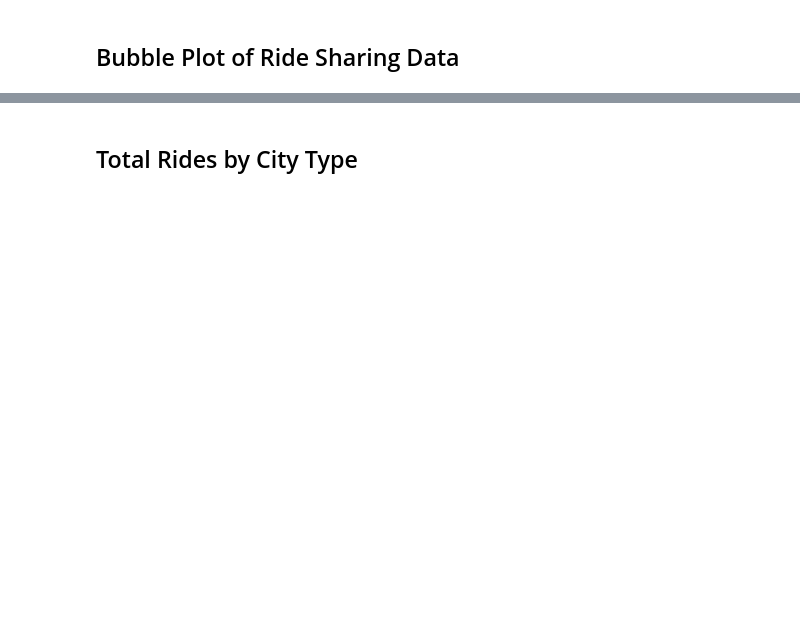
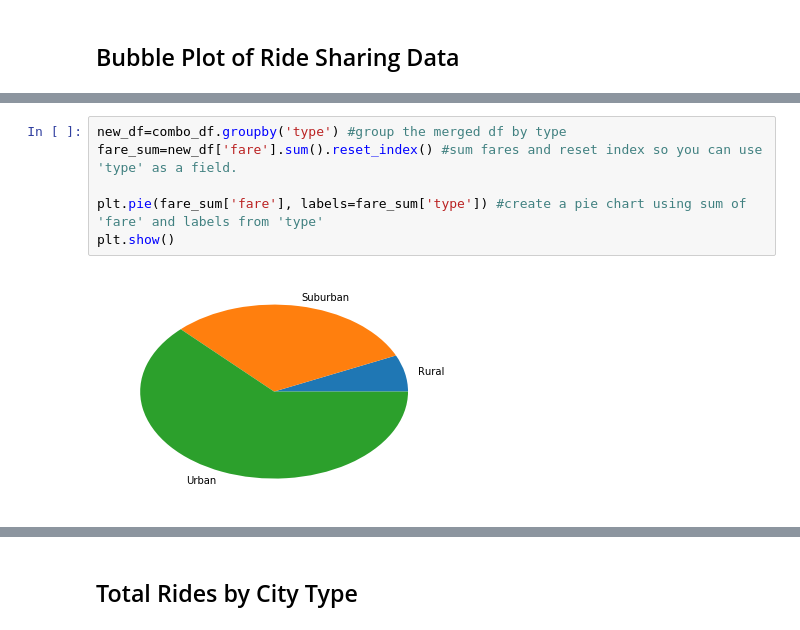
Before and after one commit to warnerm06/Pyber, a Jupyter notebook: pyber_solved_MEW.ipynb, the cells around one changed output, grey strips where cells are left out. Saved outputs shown, nothing was run; the diff lists cells and outputs as text; blank space fills up the shorter version.

```diff
--- a/pyber_solved_MEW.ipynb
+++ b/pyber_solved_MEW.ipynb
@@ -92,0 +158,8 @@ plt.show()
+# %%
+new_df=combo_df.groupby('type') #group the merged df by type
+fare_sum=new_df['fare'].sum().reset_index() #sum fares and reset index so you can use 'type' as a field.
+
+plt.pie(fare_sum['fare'], labels=fare_sum['type']) #create a pie chart using sum of 'fare' and labels from 'type'
+plt.show()
+# %% [output]
+[figure, added]
```
Also changed, not shown: parts of 18 cells of this notebook, 6 other files.
